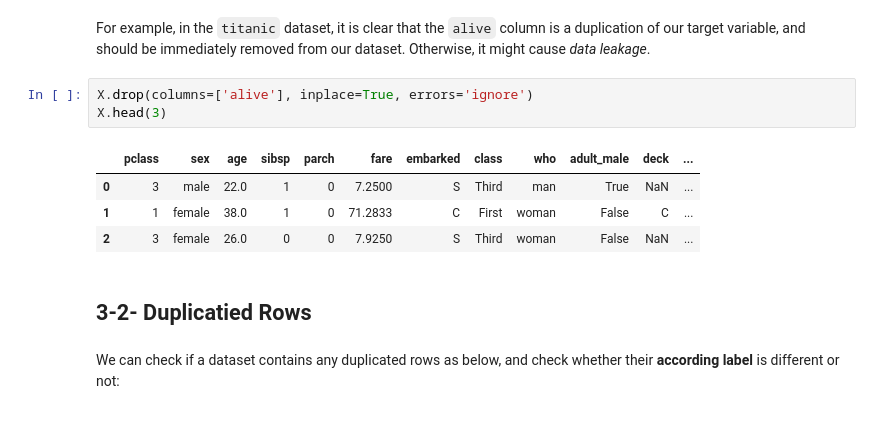
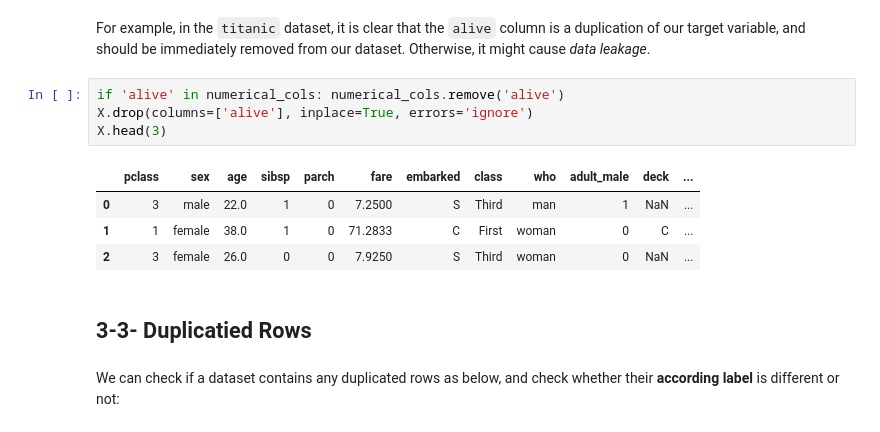
Before and after one commit to tabaraei/Data-Science-Toolkit, a Jupyter notebook: Scikit-Learn.ipynb, the cells around one changed output. Saved outputs shown, nothing was run; the diff lists cells and outputs as text.

```diff
--- a/Scikit-Learn.ipynb
+++ b/Scikit-Learn.ipynb
@@ -355,15 +357,16 @@ The process of _feature selection_ could be also automized using the `sklearn.fe
 # %% [markdown]
 For example, in the `titanic` dataset, it is clear that the `alive` column is a duplication of our target variable, and should be immediately removed from our dataset. Otherwise, it might cause _data leakage_.
 # %%
+if 'alive' in numerical_cols: numerical_cols.remove('alive')
 X.drop(columns=['alive'], inplace=True, errors='ignore')
 X.head(3)
 # %% [output]
 |  | pclass | sex | age | sibsp | parch | fare | embarked | class | who | adult_male | deck | ... |
-| 0 | 3 | male | 22.0 | 1 | 0 | 7.2500 | S | Third | man | True | NaN | ... |
-| 1 | 1 | female | 38.0 | 1 | 0 | 71.2833 | C | First | woman | False | C | ... |
-| 2 | 3 | female | 26.0 | 0 | 0 | 7.9250 | S | Third | woman | False | NaN | ... |
+| 0 | 3 | male | 22.0 | 1 | 0 | 7.2500 | S | Third | man | 1 | NaN | ... |
+| 1 | 1 | female | 38.0 | 1 | 0 | 71.2833 | C | First | woman | 0 | C | ... |
+| 2 | 3 | female | 26.0 | 0 | 0 | 7.9250 | S | Third | woman | 0 | NaN | ... |
 # %% [markdown]
-## 3-2- Duplicatied Rows
+## 3-3- Duplicatied Rows
 # %% [markdown]
 We can check if a dataset contains any duplicated rows as below, and check whether their **according label** is different or not:
 # %%
```
Also changed, not shown: parts of 50 cells of this notebook.
